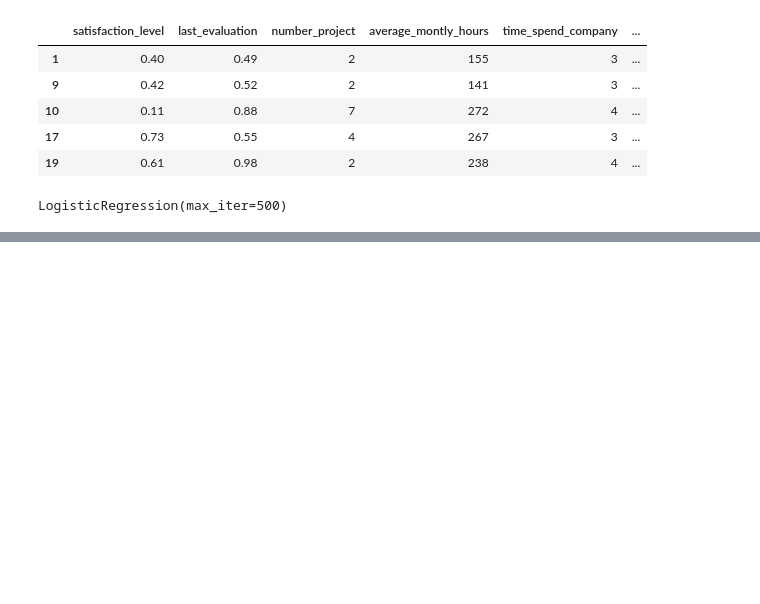
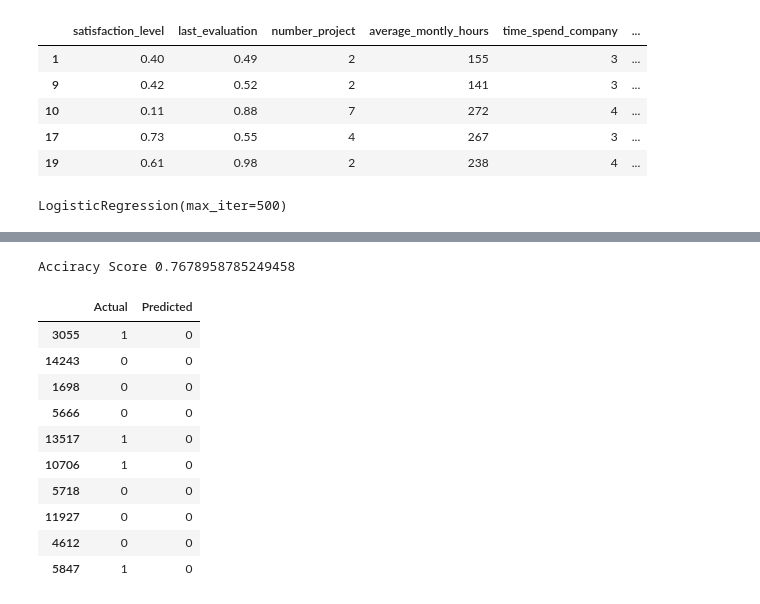
Before and after one commit to ashmi721/Data_Science_Project, a Jupyter notebook: Hr-employee_retention.ipynb, the cells around one changed output, grey strips where cells are left out. Drawn from its saved outputs; the diff is of its cells as text; code cells hidden in the pictures; blank space fills up the shorter version.

```diff
--- a/Hr-employee_retention.ipynb
+++ b/Hr-employee_retention.ipynb
@@ -298,0 +368,19 @@ LogisticRegression(max_iter=500)
+# %%
+print(f'Acciracy Score {accuracy_score(y_test,y_pred2)}')
+# %% [output]
+Acciracy Score 0.7678958785249458
+# %%
+data1 = pd.DataFrame({'Actual': y_test, 'Predicted': y_pred2})
+data1.sample(10)
+# %% [output]
+|  | Actual | Predicted |
+| 3055 | 1 | 0 |
+| 14243 | 0 | 0 |
+| 1698 | 0 | 0 |
+| 5666 | 0 | 0 |
+| 13517 | 1 | 0 |
+| 10706 | 1 | 0 |
+| 5718 | 0 | 0 |
+| 11927 | 0 | 0 |
+| 4612 | 0 | 0 |
+| 5847 | 1 | 0 |
```
Also changed, not shown: parts of 10 cells of this notebook.
